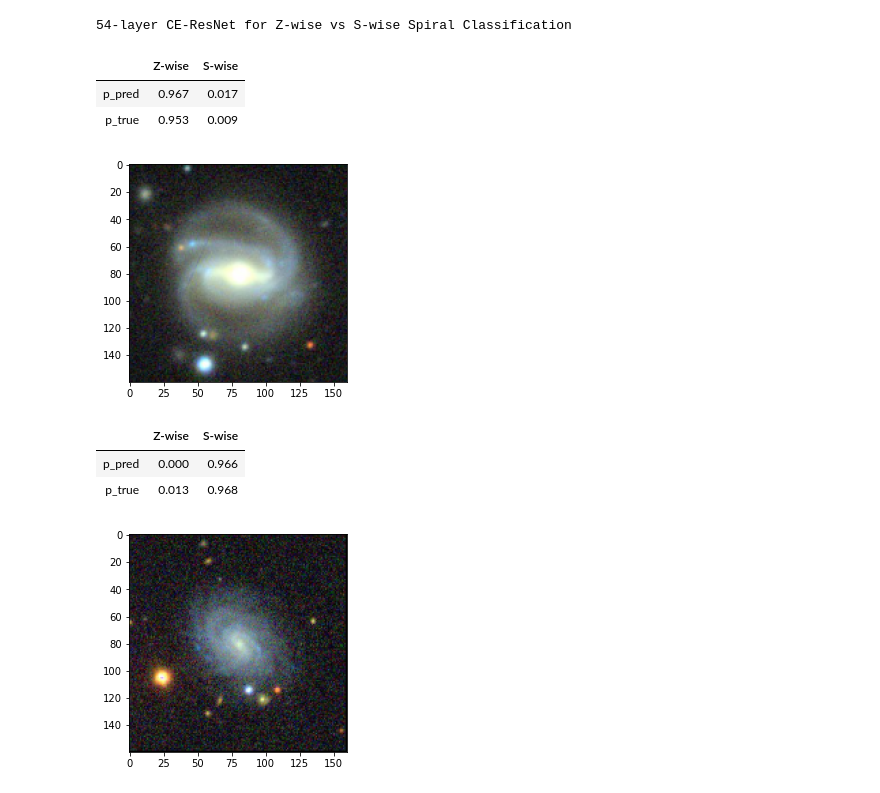
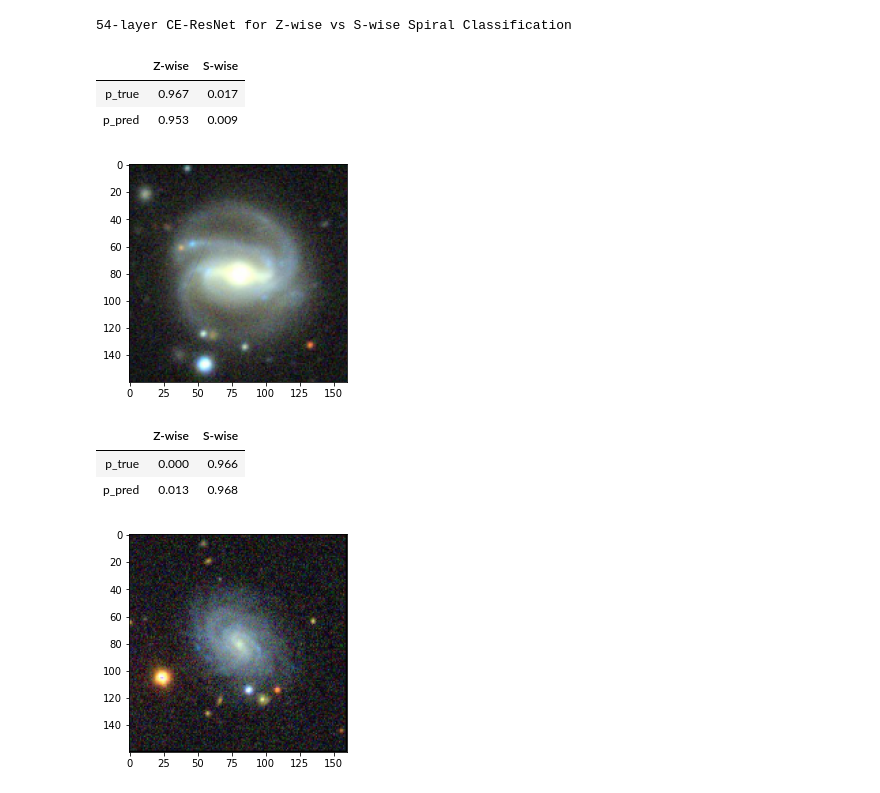
Before and after one commit to h3jia/galaxy_spin_classifier, a Jupyter notebook: examples/zs_classifier.ipynb, the cells around one changed output. Drawn from its saved outputs; the diff is of its cells as text; code cells hidden in the pictures.

```diff
--- a/examples/zs_classifier.ipynb
+++ b/examples/zs_classifier.ipynb
@@ -16,19 +16,19 @@ print('54-layer CE-ResNet for Z-wise vs S-wise Spiral Classification')
 # %%
 img = read_img('data/163175.jpeg')
 
 with torch.no_grad():
     foo = softmax(zsc(Tensor(img[np.newaxis])), axis=-1)
 
 x = PrettyTable()
 x.field_names = ['', 'Z-wise', 'S-wise']
-x.add_row(['p_pred', 0.967, 0.017])
-x.add_row(['p_true', '{:.3f}'.format(foo[0, 0]), '{:.3f}'.format(foo[0, 1])])
+x.add_row(['p_true', '0.967', '0.017'])
+x.add_row(['p_pred', '{:.3f}'.format(foo[0, 0]), '{:.3f}'.format(foo[0, 1])])
 plt.imshow(np.moveaxis(img, 0, -1))
 x
 # %% [output]
 |  | Z-wise | S-wise |
-| p_pred | 0.967 | 0.017 |
-| p_true | 0.953 | 0.009 |
+| p_true | 0.967 | 0.017 |
+| p_pred | 0.953 | 0.009 |
 [figure]
 # %%
 img = read_img('data/158521.jpeg')
@@ -38,12 +38,12 @@ with torch.no_grad():
 
 x = PrettyTable()
 x.field_names = ['', 'Z-wise', 'S-wise']
-x.add_row(['p_pred', '{:.3f}'.format(0.), '{:.3f}'.format(0.966)])
-x.add_row(['p_true', '{:.3f}'.format(foo[0, 0]), '{:.3f}'.format(foo[0, 1])])
+x.add_row(['p_true', '0.000', '0.966'])
+x.add_row(['p_pred', '{:.3f}'.format(foo[0, 0]), '{:.3f}'.format(foo[0, 1])])
 plt.imshow(np.moveaxis(img, 0, -1))
 x
 # %% [output]
 |  | Z-wise | S-wise |
-| p_pred | 0.000 | 0.966 |
-| p_true | 0.013 | 0.968 |
+| p_true | 0.000 | 0.966 |
+| p_pred | 0.013 | 0.968 |
 [figure]
```
Also changed, not shown: 1 other file.
